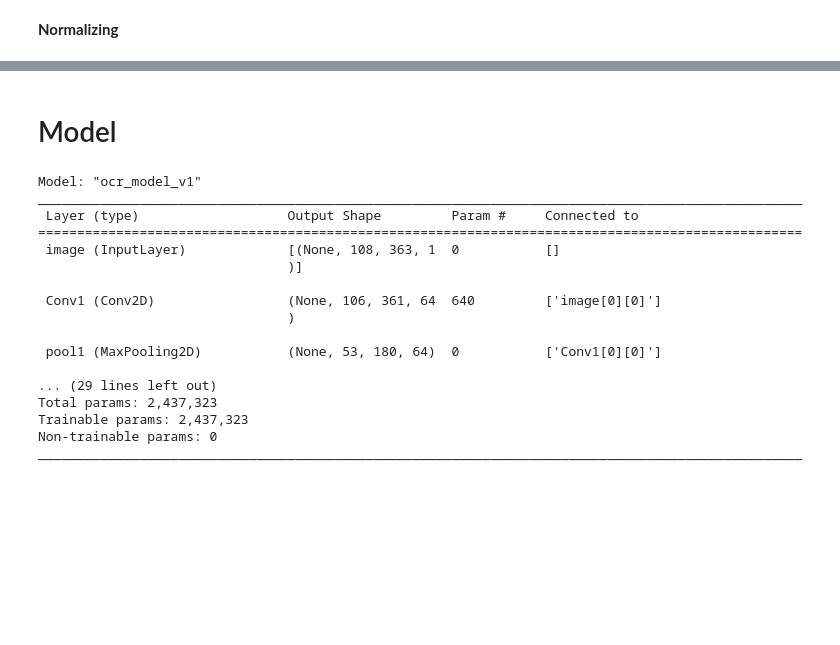
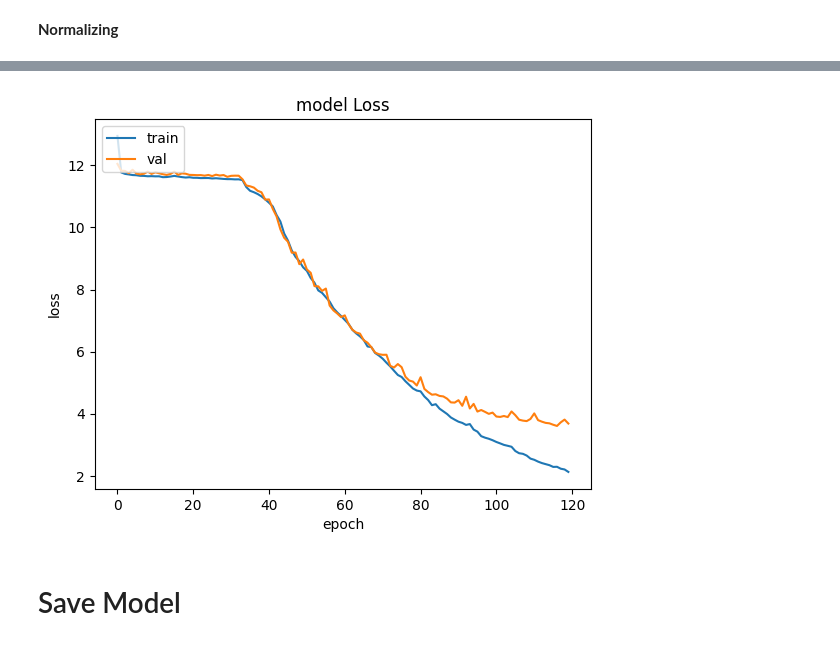
Before and after one commit to aliyazdanifar81/Hand-Written-digit-Scanner, a Jupyter notebook: RNN/Model-RNN.ipynb, the cells around one changed output, grey strips where cells are left out. Saved outputs shown, nothing was run; the diff lists cells and outputs as text; code cells hidden in the pictures; blank space fills up the shorter version.

```diff
--- a/RNN/Model-RNN.ipynb
+++ b/RNN/Model-RNN.ipynb
@@ -196,0 +122,4 @@ x_test, x_val, y_test, y_val = train_test_split(x_test, y_test, test_size=0.3, r
+# %%
+y_train = prepare_labels(y_train)
+y_val = prepare_labels(y_val)
+y_test = prepare_labels(y_test)
@@ -196,0 +161,17 @@ x_test, x_val, y_test, y_val = train_test_split(x_test, y_test, test_size=0.3, r
+# %%
+class CTCLayer(layers.Layer):
+    def __init__(self, name=None):
+        super().__init__(name=name)
+        self.loss_fn = keras.backend.ctc_batch_cost
+
+    def call(self, y_true, y_pred):
+        batch_size = tf.shape(y_true)[0]
+        input_length = tf.shape(y_pred)[1]
+        label_length = tf.reduce_sum(tf.cast(tf.not_equal(y_true, -1), dtype=tf.int64), axis=1)
+
+        input_length = tf.fill([batch_size, 1], input_length)
+        label_length = tf.expand_dims(label_length, 1)
+
+        loss = self.loss_fn(y_true, y_pred, input_length, label_length)
+        self.add_loss(loss)
+        return y_pred
@@ -196,0 +275,15 @@ x_test, x_val, y_test, y_val = train_test_split(x_test, y_test, test_size=0.3, r
+# %%
+epochs = 120
+prediction_model = keras.models.Model(
+    model.get_layer(name="image").input, model.get_layer(name="dense2").output
+)
+edit_distance_callback = EditDistanceCallback(prediction_model, x_val, y_val)
+# Train the model.
+model = build_model()
+history = model.fit(
+    x={"image": x_train, "label": y_train},
+    validation_data=({"image": x_val, "label": y_val}),
+    epochs=epochs,
+    callbacks=[edit_distance_callback],
+    batch_size=256
+)
@@ -197,2 +308,12 @@ x_test, x_val, y_test, y_val = train_test_split(x_test, y_test, test_size=0.3, r
+# %%
+plt.plot(history.history['loss'])
+plt.plot(history.history['val_loss'])
+plt.title('model Loss')
+plt.ylabel('loss')
+plt.xlabel('epoch')
+plt.legend(['train', 'val'], loc='upper left')
+plt.show()
+# %% [output]
+[figure, added]
 # %% [markdown]
-# Model
+# Save Model
@@ -201,20 +319,0 @@ model = build_rnn_model()
-# %%
-model.summary()
-# %% [output]
-Model: "ocr_model_v1"
-__________________________________________________________________________________________________
- Layer (type)                   Output Shape         Param #     Connected to
-==================================================================================================
- image (InputLayer)             [(None, 108, 363, 1  0           []
-                                )]
-
- Conv1 (Conv2D)                 (None, 106, 361, 64  640         ['image[0][0]']
-                                )
-
- pool1 (MaxPooling2D)           (None, 53, 180, 64)  0           ['Conv1[0][0]']
-
-... (29 lines left out)
-Total params: 2,437,323
-Trainable params: 2,437,323
-Non-trainable params: 0
-__________________________________________________________________________________________________
```
Also changed, not shown: parts of 72 cells of this notebook, 2 other files.
